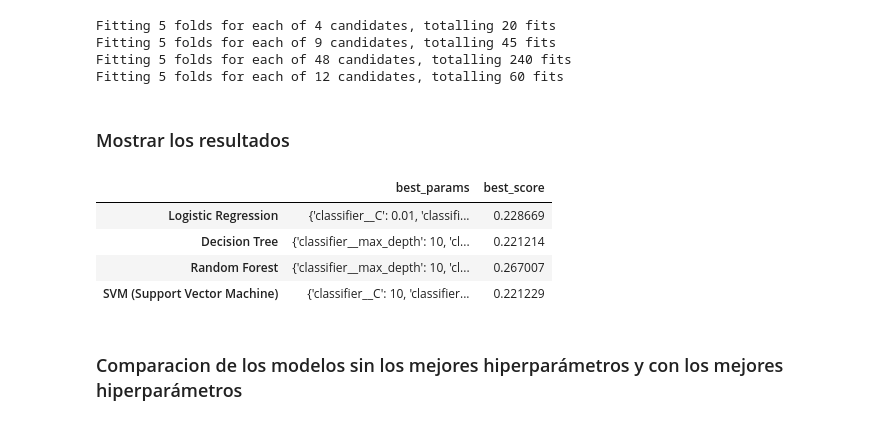
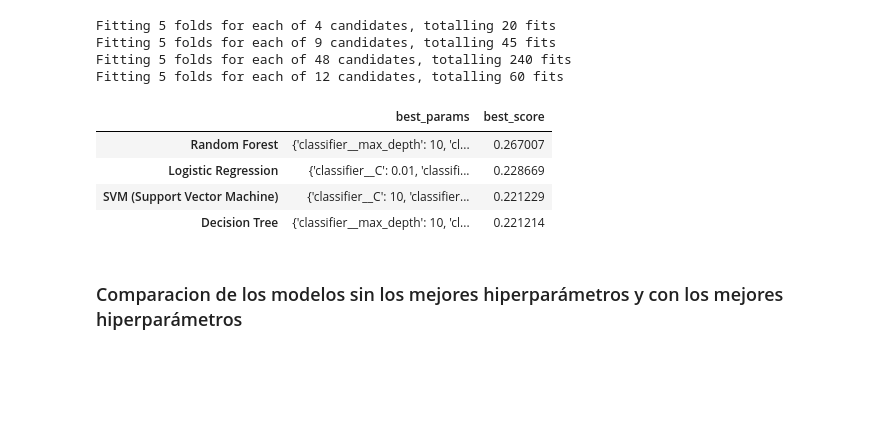
Before and after one commit to VictorDeMarco/Mineria-Datos, a Jupyter notebook: trabajo_final/trabajo_final.ipynb, the cells around one changed output. Saved outputs shown, nothing was run; the diff lists cells and outputs as text; code cells hidden in the pictures; blank space fills up the shorter version.

```diff
--- a/trabajo_final/trabajo_final.ipynb
+++ b/trabajo_final/trabajo_final.ipynb
@@ -223,20 +252,2 @@ models = {
-# %%
-cv = StratifiedKFold(n_splits=5, shuffle=True, random_state=42)
-metrics = ["accuracy", "precision", "recall", "f1", "roc_auc"]
-results = {}
-
-# Entrenar y evaluar cada modelo
-for model, classifier in models.items():
-    pipe = Pipeline(steps=[("preprocessor", preprocesor), ("classifier", classifier)])
-    scores = cross_validate(
-        pipe,
-        X_train,
-        y_train,
-        cv=cv,
-        scoring=metrics,
-        n_jobs=-1,
-        return_train_score=False,
-    )
-    results[model] = {metric: scores[f"test_{metric}"].mean() for metric in metrics}
 # %%
 # Mostrar los resultados
@@ -289,17 +290,15 @@ params_model = {
 # %% [markdown]
 ### Busqueda de hiperparámetros
 # %%
-cv = StratifiedKFold(n_splits=5, shuffle=True, random_state=42)
-metrics = ["accuracy", "precision", "recall", "f1", "roc_auc"]
-params_results = {}
+best_results = {key: {} for key in models.keys()}
 
 # Buscar los mejores hiperparámetros para cada modelo
-for model, classifier in params_model.items():
+for key, value in models.items():
     pipe = Pipeline(
-        steps=[("preprocessor", preprocesor), ("classifier", classifier["classifier"])]
+        steps=[("preprocessor", preprocesor), ("classifier", clone(value))]
     )
     grid_search = GridSearchCV(
-        pipe, classifier["params"], scoring="f1", cv=cv, n_jobs=-1, verbose=1
+        pipe, model_params[key], scoring="f1", cv=cv, n_jobs=-1, verbose=1
     )
     grid_search.fit(X_train, y_train)
 
@@ -313,7 +312,8 @@ for model, classifier in params_model.items():
         n_jobs=-1,
         return_train_score=False,
     )
-    params_results[model] = {
+    best_results[key] = {
+        "estimator": grid_search.best_estimator_,
         "best_params": grid_search.best_params_,
         "best_score": grid_search.best_score_,
         "metrics": {metric: scores[f"test_{metric}"].mean() for metric in metrics},
@@ -323,19 +323,16 @@ Fitting 5 folds for each of 4 candidates, totalling 20 fits
 Fitting 5 folds for each of 9 candidates, totalling 45 fits
 Fitting 5 folds for each of 48 candidates, totalling 240 fits
 Fitting 5 folds for each of 12 candidates, totalling 60 fits
-# %% [markdown]
-### Mostrar los resultados
 # %%
 # Mostrar los resultados
-results_df = pd.DataFrame(params_results).T
-results_df.drop(columns=["metrics"], inplace=True)
-display(results_df)
+results_df = pd.DataFrame(best_results).T.sort_values("best_score", ascending=False)
+display(results_df[["best_params", "best_score"]])
 # %% [output]
 |  | best_params | best_score |
+| Random Forest | {'classifier__max_depth': 10, 'cl... | 0.267007 |
 | Logistic Regression | {'classifier__C': 0.01, 'classifi... | 0.228669 |
+| SVM (Support Vector Machine) | {'classifier__C': 10, 'classifier... | 0.221229 |
 | Decision Tree | {'classifier__max_depth': 10, 'cl... | 0.221214 |
-| Random Forest | {'classifier__max_depth': 10, 'cl... | 0.267007 |
-| SVM (Support Vector Machine) | {'classifier__C': 10, 'classifier... | 0.221229 |
 # %% [markdown]
 ### Comparacion de los modelos sin los mejores hiperparámetros y con los mejores hiperparámetros
 # %%
```
Also changed, not shown: parts of 14 cells of this notebook.
